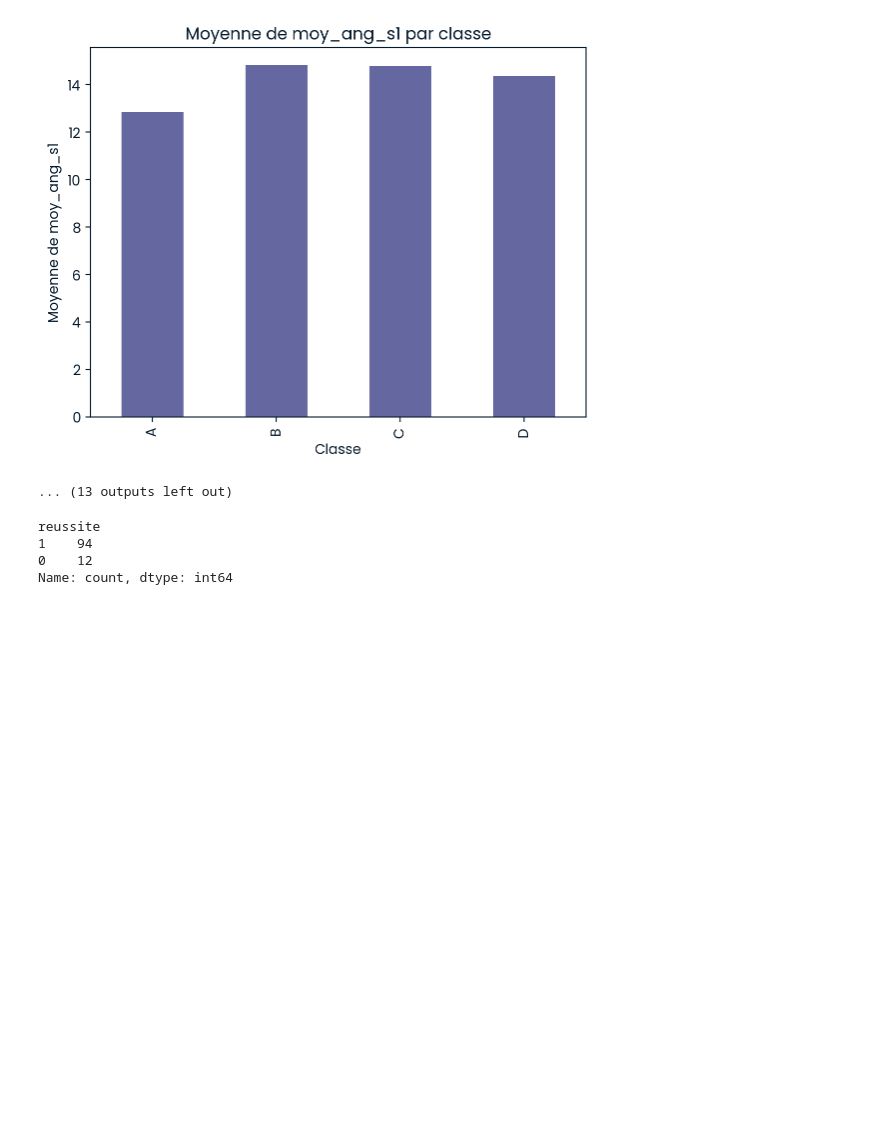
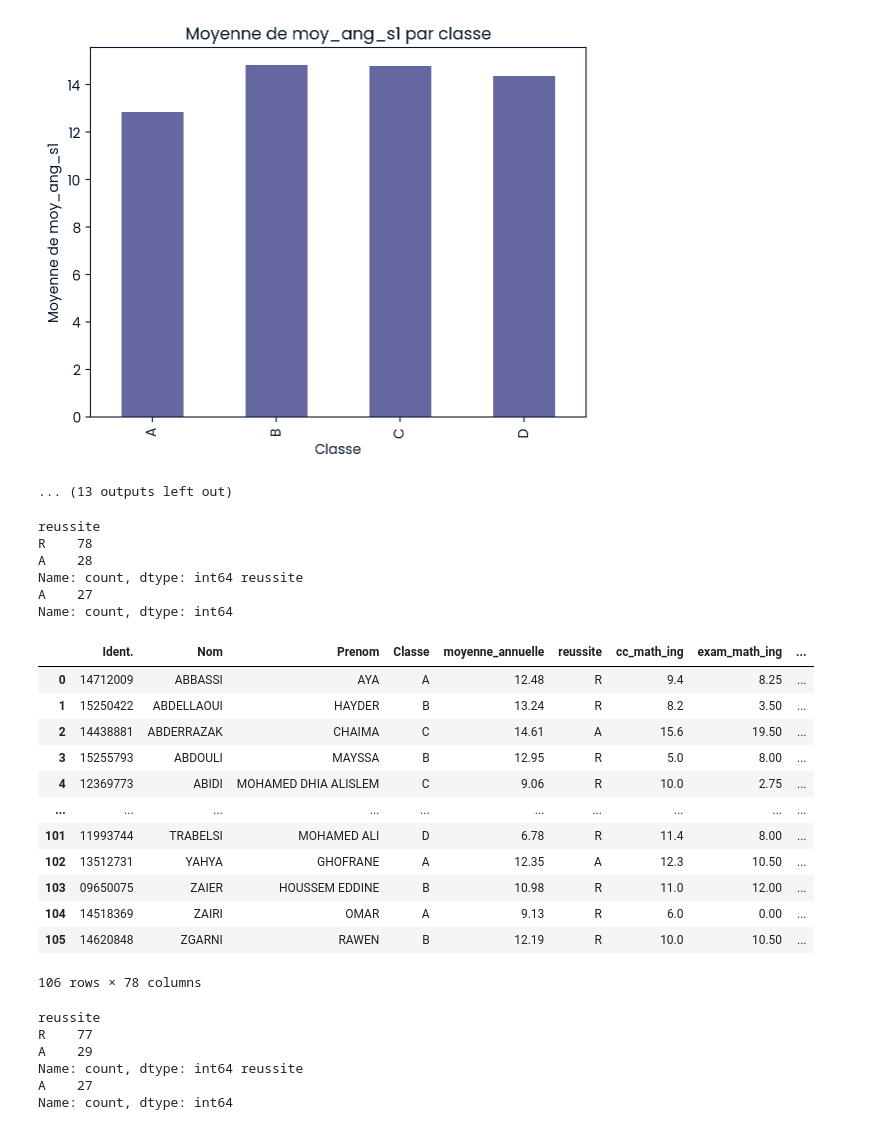
Before and after one commit to Hazem-Barkallah/Enicarthage-2024_2025, a Jupyter notebook: Grades/notebook.ipynb, the cells around one changed output. Saved outputs shown, nothing was run; the diff lists cells and outputs as text; code cells hidden in the pictures; blank space fills up the shorter version.

```diff
--- a/Grades/notebook.ipynb
+++ b/Grades/notebook.ipynb
@@ -207,15 +209,45 @@ info_1ere["reussite"]=info_1ere["reussite"].map({'A':1,'R':0})
+# %%
+print(info_1ere["reussite"].value_counts(),admis["reussite"].value_counts())
+# %% [output]
+reussite
+R    78
+A    28
+Name: count, dtype: int64 reussite
+A    27
+Name: count, dtype: int64
 # %%
 columns = list(info_1ere.columns)
 last_column = columns.pop(-1)
 columns.insert(4, last_column)
 info_1ere=info_1ere[columns]
 # %%
-info_1ere["reussite"].value_counts()
+lost_students={"AHMED":"LTAYEF","AYA":"CHOKRI","MOUHIB":"FAHEM","NOUR":"BEN TAHER","MOHAMED ESSEDIK":"BEN SASSI"}
+info_1ere["reussite"] = np.where(
+((info_1ere["Nom"].isin(lost_students.values()) & info_1ere["Prenom"].isin(lost_students.keys())) | (info_1ere["reussite"] == "A")),"A","R")
+info_1ere
 # %% [output]
+|  | Ident. | Nom | Prenom | Classe | moyenne_annuelle | reussite | cc_math_ing | exam_math_ing | ... |
+| 0 | 14712009 | ABBASSI | AYA | A | 12.48 | R | 9.4 | 8.25 | ... |
+| 1 | 15250422 | ABDELLAOUI | HAYDER | B | 13.24 | R | 8.2 | 3.50 | ... |
+| 2 | 14438881 | ABDERRAZAK | CHAIMA | C | 14.61 | A | 15.6 | 19.50 | ... |
+| 3 | 15255793 | ABDOULI | MAYSSA | B | 12.95 | R | 5.0 | 8.00 | ... |
+| 4 | 12369773 | ABIDI | MOHAMED DHIA ALISLEM | C | 9.06 | R | 10.0 | 2.75 | ... |
+| ... | ... | ... | ... | ... | ... | ... | ... | ... | ... |
+| 101 | 11993744 | TRABELSI | MOHAMED ALI | D | 6.78 | R | 11.4 | 8.00 | ... |
+| 102 | 13512731 | YAHYA | GHOFRANE | A | 12.35 | A | 12.3 | 10.50 | ... |
+| 103 | 09650075 | ZAIER | HOUSSEM EDDINE | B | 10.98 | R | 11.0 | 12.00 | ... |
+| 104 | 14518369 | ZAIRI | OMAR | A | 9.13 | R | 6.0 | 0.00 | ... |
+| 105 | 14620848 | ZGARNI | RAWEN | B | 12.19 | R | 10.0 | 10.50 | ... |
-reussite
-1    94
-0    12
-Name: count, dtype: int64
+106 rows × 78 columns
+# %%
+print(info_1ere["reussite"].value_counts(),admis["reussite"].value_counts())
+# %% [output]
+reussite
+R    77
+A    29
+Name: count, dtype: int64 reussite
+A    27
+Name: count, dtype: int64
 # %%
 info_1ere.columns
 # %% [output]
```
Also changed, not shown: parts of 7 cells of this notebook, 1 other file.
